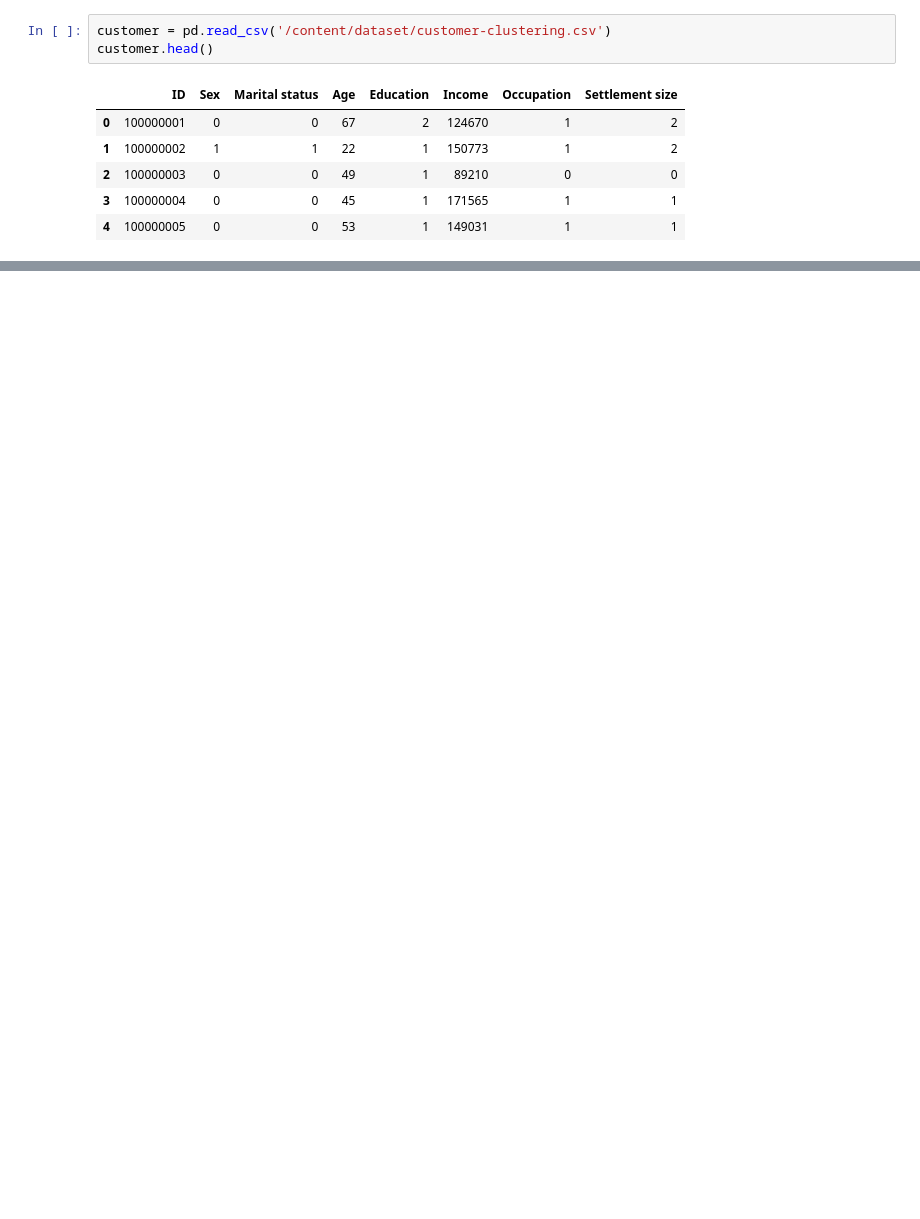
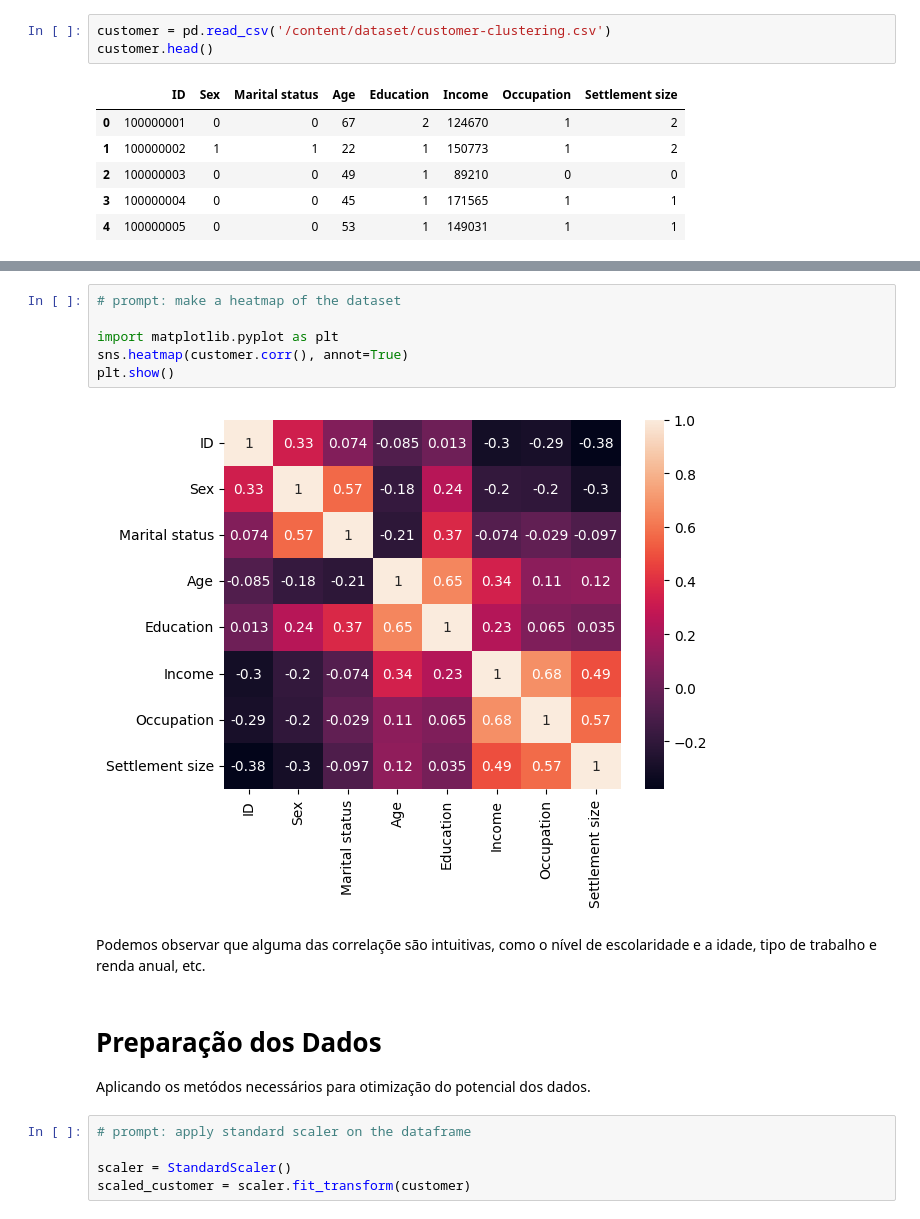
Before and after one commit to MarkfySoftware/markfy-datascience, a Jupyter notebook: MarfkyAI.ipynb, the cells around one changed output, grey strips where cells are left out. Drawn from its saved outputs; the diff is of its cells as text; blank space fills up the shorter version.

```diff
--- a/MarfkyAI.ipynb
+++ b/MarfkyAI.ipynb
@@ -45,0 +92,19 @@ customer.head()
+# %%
+# prompt: make a heatmap of the dataset
+
+import matplotlib.pyplot as plt
+sns.heatmap(customer.corr(), annot=True)
+plt.show()
+# %% [output]
+[figure, added]
+# %% [markdown]
+Podemos observar que alguma das correlaçõe são intuitivas, como o nível de escolaridade e a idade, tipo de trabalho e renda anual, etc.
+# %% [markdown]
+# Preparação dos Dados
+
+Aplicando os metódos necessários para otimização do potencial dos dados.
+# %%
+# prompt: apply standard scaler on the dataframe
+
+scaler = StandardScaler()
+scaled_customer = scaler.fit_transform(customer)
```
Also changed, not shown: parts of 17 cells of this notebook.
